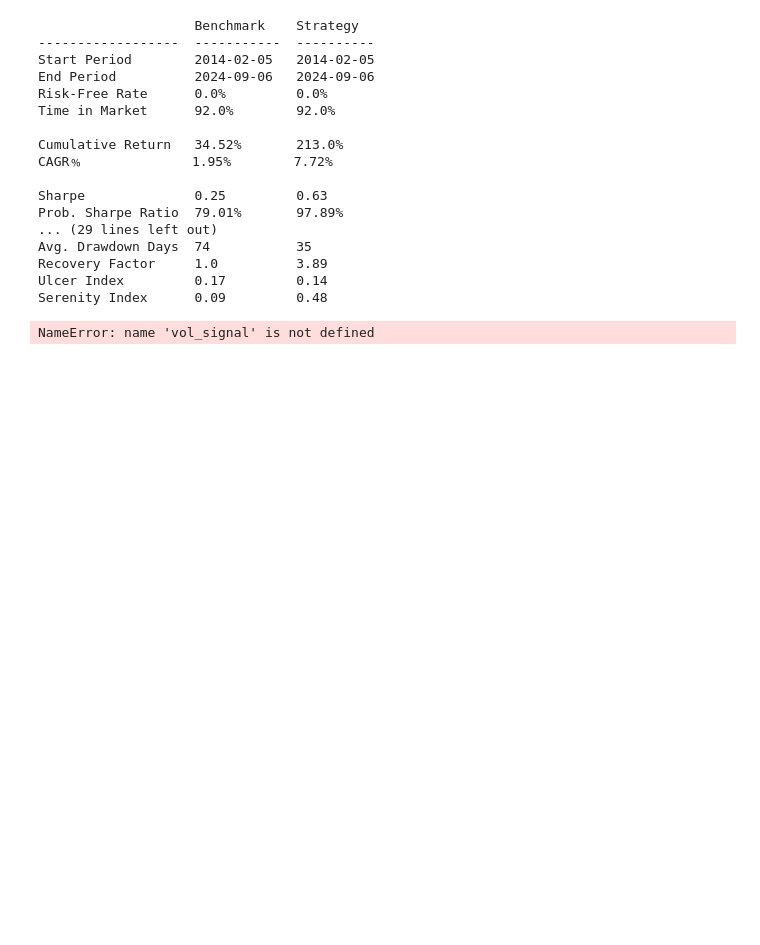
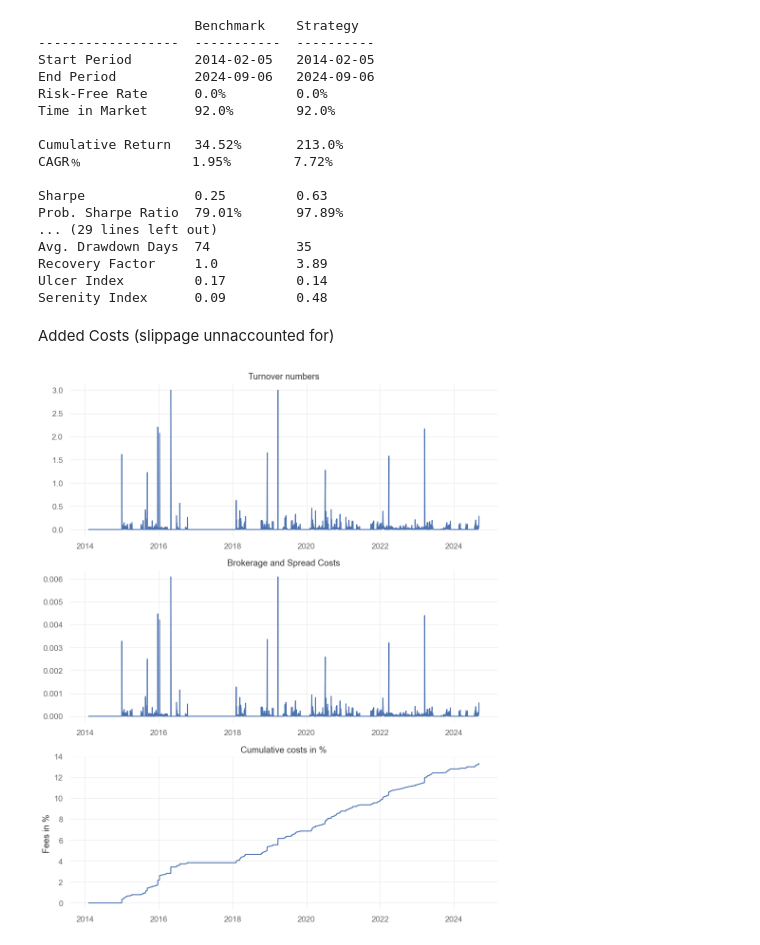
Before and after one commit to eklenks/Code, a Jupyter notebook: Trading_Signals_1.ipynb, the cells around one changed output. Cells and saved outputs as stored; diff of their text form; code cells hidden in the pictures; blank space fills up the shorter version.

```diff
--- a/Trading_Signals_1.ipynb
+++ b/Trading_Signals_1.ipynb
@@ -163,14 +165,34 @@ Avg. Drawdown Days  74           35
 Recovery Factor     1.0          3.89
 Ulcer Index         0.17         0.14
 Serenity Index      0.09         0.48
-# %%
-turnover = abs(vol_signal.diff())
-
-# Shift by -1 to get the date at which the transaction occurred, which was at close yesterday.
-turnover = turnover.shift(-1)
-
-# Plot Turnover
-turnover.plot(title='Turnover', figsize=(14, 5))
-plt.show()
-# %% [output]
-NameError: name 'vol_signal' is not defined
+# %% [markdown]
+Added Costs (slippage unnaccounted for)
+# %%
+turnover = abs(vol_signal.diff())
+# Shift by -1 to get the date at which the transaction occurred, which was at close yesterday.
+turnover = turnover.shift(-1)
+# Compute brokerage fees
+brokerage_fees = 0.0020  # 20 basis points
+brokerage = turnover * brokerage_fees
+# Compute Spread fee
+bid_ask_fee = 0.000032  # 0.32 basis points
+spread = turnover * bid_ask_fee
+total_costs = brokerage + spread
+
+# Create subplots
+fig, axs = plt.subplots(3, 1, figsize=(10, 12))
+# Plot Turnover
+axs[0].plot(turnover)
+axs[0].set_title('Turnover numbers')
+# Plot Brokerage
+axs[1].plot(total_costs)
+axs[1].set_title('Brokerage and Spread Costs')
+# Plot Cum Brokerage
+axs[2].plot(total_costs.cumsum() * 100)
+axs[2].set_title('Cumulative costs in %')
+axs[2].set_ylabel('Fees in %')
+# Adjust layout
+plt.tight_layout()
+plt.show()
+# %% [output]
+[figure, added]
```
Also changed, not shown: parts of 2 cells of this notebook.
